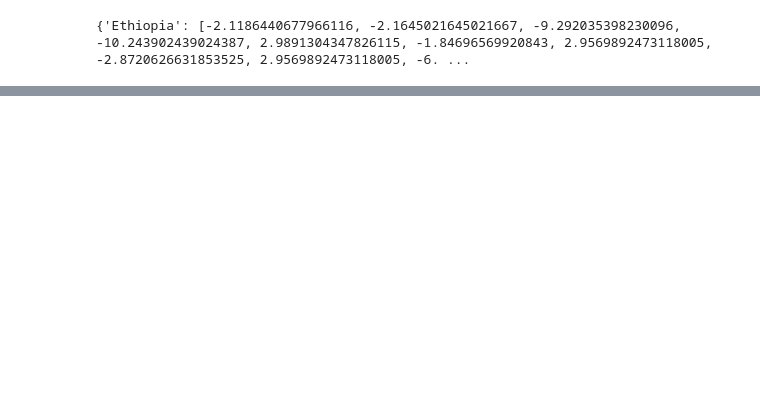
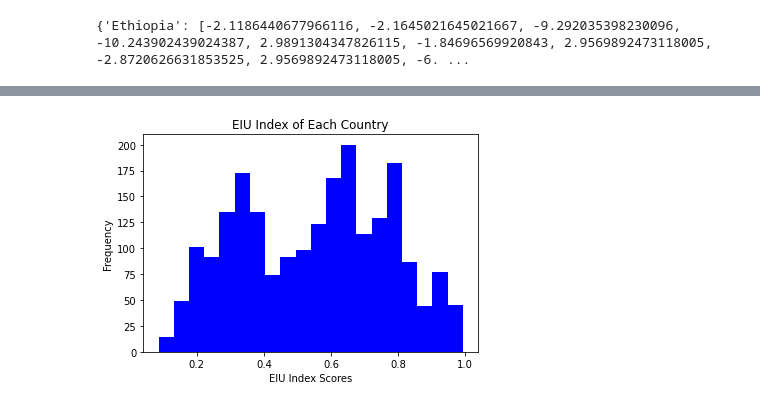
Before and after one commit to olincollege/midterm-project-Erhardt4, a Jupyter notebook: GapMinder_Data.ipynb, the cells around one changed output, grey strips where cells are left out. Cells and saved outputs as stored; diff of their text form; code cells hidden in the pictures; blank space fills up the shorter version.

Commit message:
Made style changes to gapminder data functions

```diff
--- a/GapMinder_Data.ipynb
+++ b/GapMinder_Data.ipynb
@@ -115,0 +128,4 @@ gapMinderDataManipulation.plotHistogramAllData()
+# %%
+gapminder_data_manipulation.plot_histogram_all_data()
+# %% [output]
+[figure, added]
```
Also changed, not shown: parts of 12 cells of this notebook, 2 other files.
